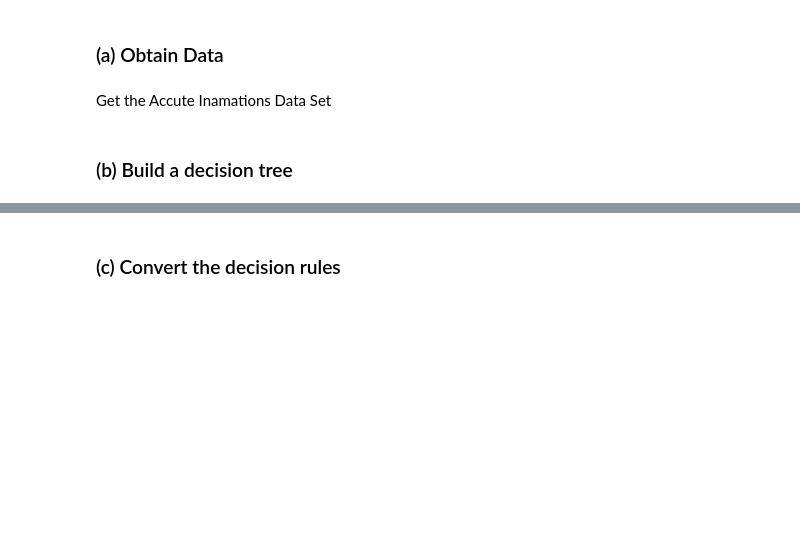
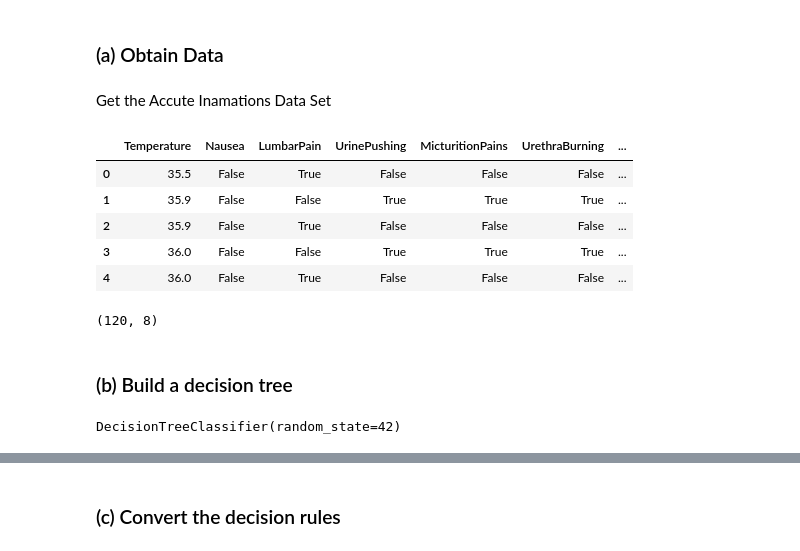
Before and after one commit to egunadi/dsci552-hw5, a Jupyter notebook: notebook/Gunadi_Eben_HW5.ipynb, the cells around one changed output, grey strips where cells are left out. Drawn from its saved outputs; the diff is of its cells as text; code cells hidden in the pictures; blank space fills up the shorter version.

```diff
--- a/notebook/Gunadi_Eben_HW5.ipynb
+++ b/notebook/Gunadi_Eben_HW5.ipynb
@@ -16,3 +28,14 @@ Import packages
 ### (a) Obtain Data
 # %% [markdown]
 Get the Accute Inamations Data Set
+# %%
+diagnosis_filepath = '../data/diagnosis.data.csv'
+
+diagnosis_headers = ['Temperature',
+                     'Nausea',
+                     'LumbarPain',
+                     'UrinePushing',
+                     'MicturitionPains',
+                     'UrethraBurning', 'UrinaryBladderInflammation', 'RenalPelvisNephritis']
+
+diagnosis_df = pd.read_csv(diagnosis_filepath, delimiter='\t', encoding='utf-8', names=diagnosis_headers)
@@ -19,2 +52,25 @@ Get the Accute Inamations Data Set
+# %%
+diagnosis_df.head()
+# %% [output]
+|  | Temperature | Nausea | LumbarPain | UrinePushing | MicturitionPains | UrethraBurning | ... |
+| 0 | 35.5 | False | True | False | False | False | ... |
+| 1 | 35.9 | False | False | True | True | True | ... |
+| 2 | 35.9 | False | True | False | False | False | ... |
+| 3 | 36.0 | False | False | True | True | True | ... |
+| 4 | 36.0 | False | True | False | False | False | ... |
+# %%
+diagnosis_df.shape
+# %% [output]
+(120, 8)
 # %% [markdown]
 ### (b) Build a decision tree
+# %%
+# Build a decision tree on the whole data set and plot it.
+
+X_diagnosis = diagnosis_df.drop(columns=['UrinaryBladderInflammation', 'RenalPelvisNephritis'])
+y_diagnosis = diagnosis_df[['UrinaryBladderInflammation', 'RenalPelvisNephritis']]
+
+tree_clf = DecisionTreeClassifier(random_state=42)
+tree_clf.fit(X_diagnosis, y_diagnosis)
+# %% [output]
+DecisionTreeClassifier(random_state=42)
```
Also changed, not shown: parts of 17 cells of this notebook, 4 other files.
